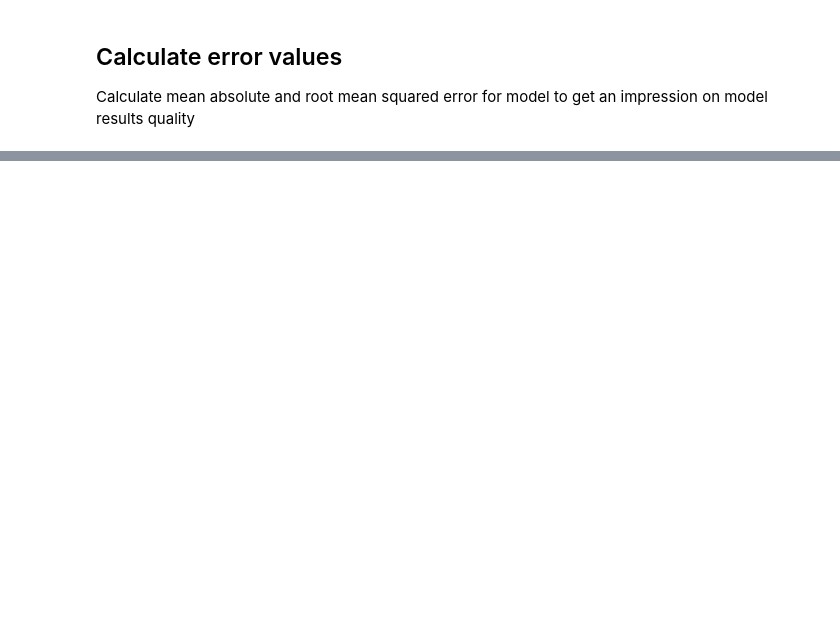
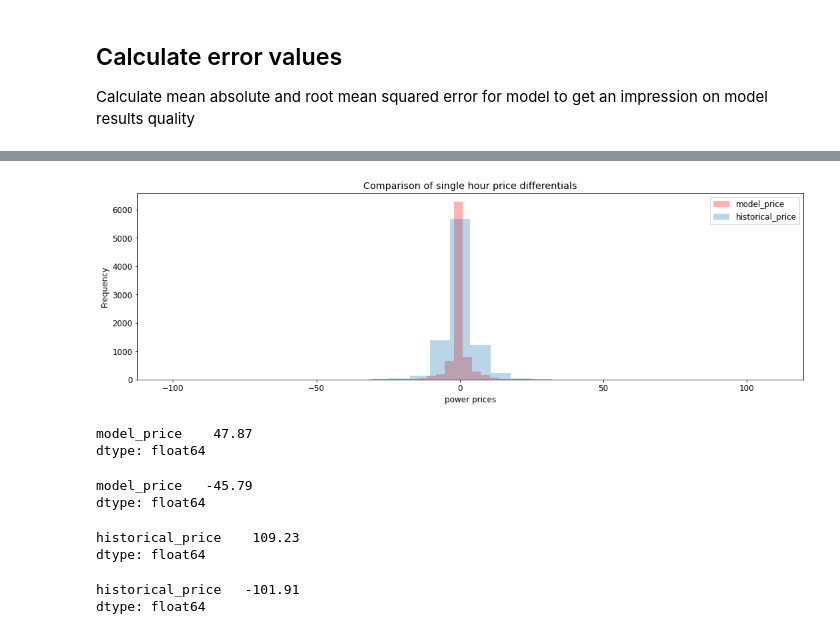
Before and after one commit to pommes-public/pommesevaluation, a Jupyter notebook: power_price_validation.ipynb, the cells around one changed output, grey strips where cells are left out. Drawn from its saved outputs; the diff is of its cells as text; code cells hidden in the pictures; blank space fills up the shorter version.

```diff
--- a/power_price_validation.ipynb
+++ b/power_price_validation.ipynb
@@ -303,0 +368,31 @@ model_prices.idxmin()
+# %%
+compare_or_show_price_distribution(
+    model_prices.diff(),
+    historical_prices[simulation_year].diff(),
+    save=True,
+    path_plots=path_plots,
+    content="single hour price differentials",
+    file_name=f"single_hour_price_differentials_{simulation_year}",
+)
+# %% [output]
+[figure, added]
+# %%
+model_prices.diff().max()
+# %% [output]
+model_price    47.87
+dtype: float64
+# %%
+model_prices.diff().min()
+# %% [output]
+model_price   -45.79
+dtype: float64
+# %%
+historical_prices[simulation_year].diff().max()
+# %% [output]
+historical_price    109.23
+dtype: float64
+# %%
+historical_prices[simulation_year].diff().min()
+# %% [output]
+historical_price   -101.91
+dtype: float64
```
Also changed, not shown: parts of 20 cells of this notebook, 1 other file.
